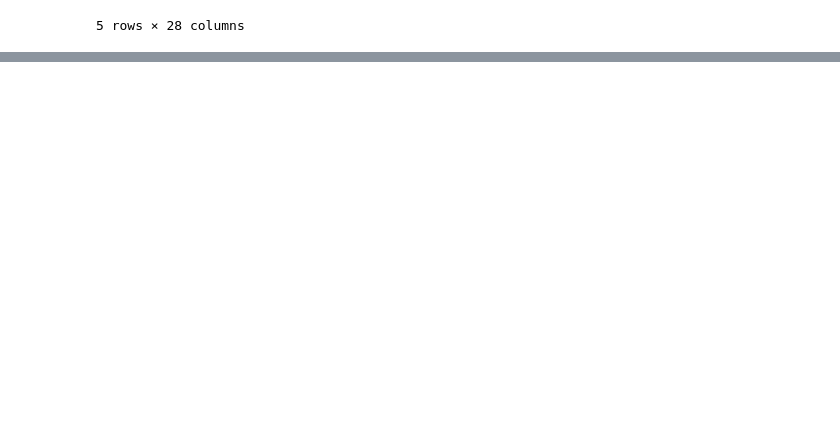
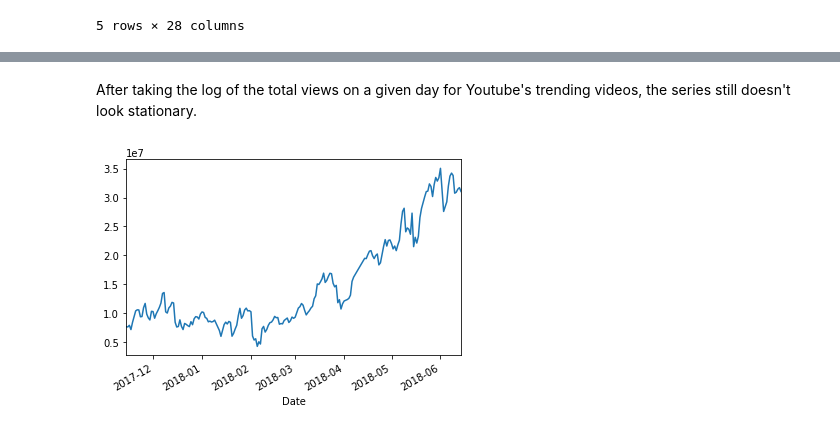
Before and after one commit to srive326/Youtube-forecasting, a Jupyter notebook: notebooks/Vars youtube.ipynb, the cells around one changed output, grey strips where cells are left out. Drawn from its saved outputs; the diff is of its cells as text; code cells hidden in the pictures; blank space fills up the shorter version.

```diff
--- a/notebooks/Vars youtube.ipynb
+++ b/notebooks/Vars youtube.ipynb
@@ -32,0 +59,7 @@ plt.show()
+# %% [markdown]
+After taking the log of the total views on a given day for Youtube's trending videos, the series still doesn't look stationary.
+# %%
+youtube_econ2['likes'].plot()
+plt.show()
+# %% [output]
+[figure, added]
```
Also changed, not shown: parts of 22 cells of this notebook.
